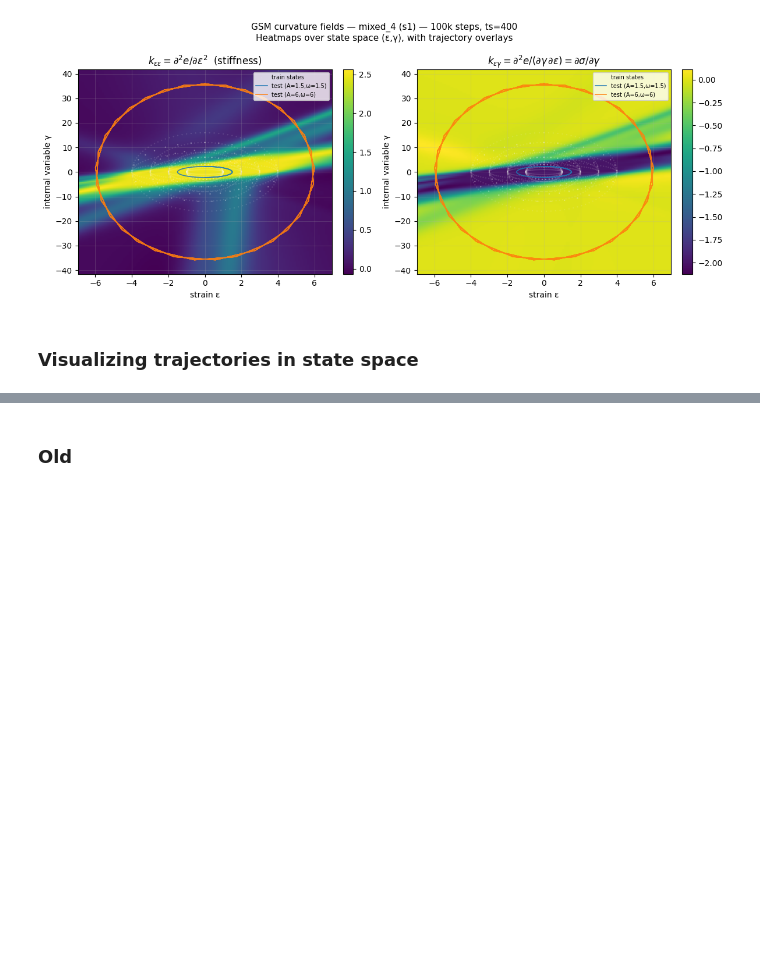
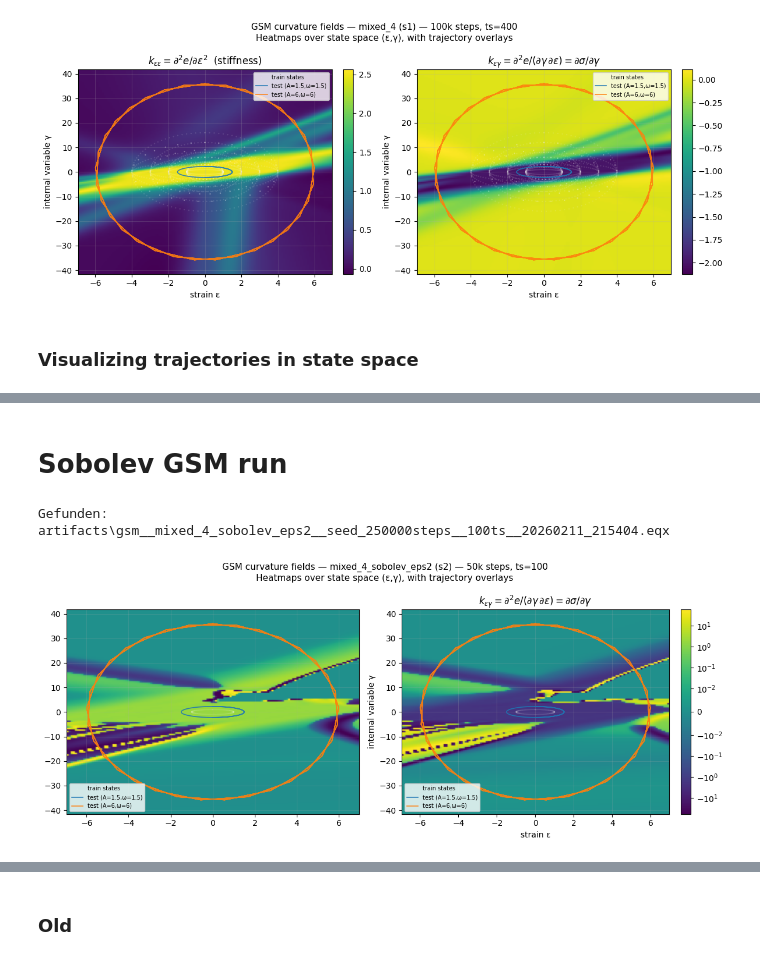
Before and after one commit to Lukas-F-1/ML-Tutorial-WS25_26, a Jupyter notebook: viscoelasticity/main.ipynb, the cells around one changed output, grey strips where cells are left out. Drawn from its saved outputs; the diff is of its cells as text; code cells hidden in the pictures; blank space fills up the shorter version.

Commit message:
trained gsm with 2nd order soblev training; added run experiment with 2nd order soblev gsms

```diff
--- a/viscoelasticity/main.ipynb
+++ b/viscoelasticity/main.ipynb
@@ -744,0 +764,2 @@ print("done:", train_time, final_loss)
+# %% [markdown]
+# Sobolev GSM run
@@ -744,0 +770,18 @@ print("done:", train_time, final_loss)
+# %%
+import tmlsm.plots as tp
+tp.plot_best_state_curvature(
+    configs=["mixed_4_sobolev_eps2"],            # or ["omega_4", "amp_4", "mixed_4"]
+    steps=50000,
+    model_type= "gsm",
+    n_timesteps=100,
+    test_loadcases=[(1.5, 1.5), (6, 6)],
+    n_grid=140,
+    noise_std_rel=0.0,
+    show_training_states=True,
+    show_test_states=True,
+    color_scale="symlog",
+    symlog_linthresh=1e-2
+)
+# %% [output]
+Gefunden: artifacts\gsm__mixed_4_sobolev_eps2__seed_250000steps__100ts__20260211_215404.eqx
+[figure, added]
```
Also changed, not shown: parts of 6 cells of this notebook, 3 other files.
